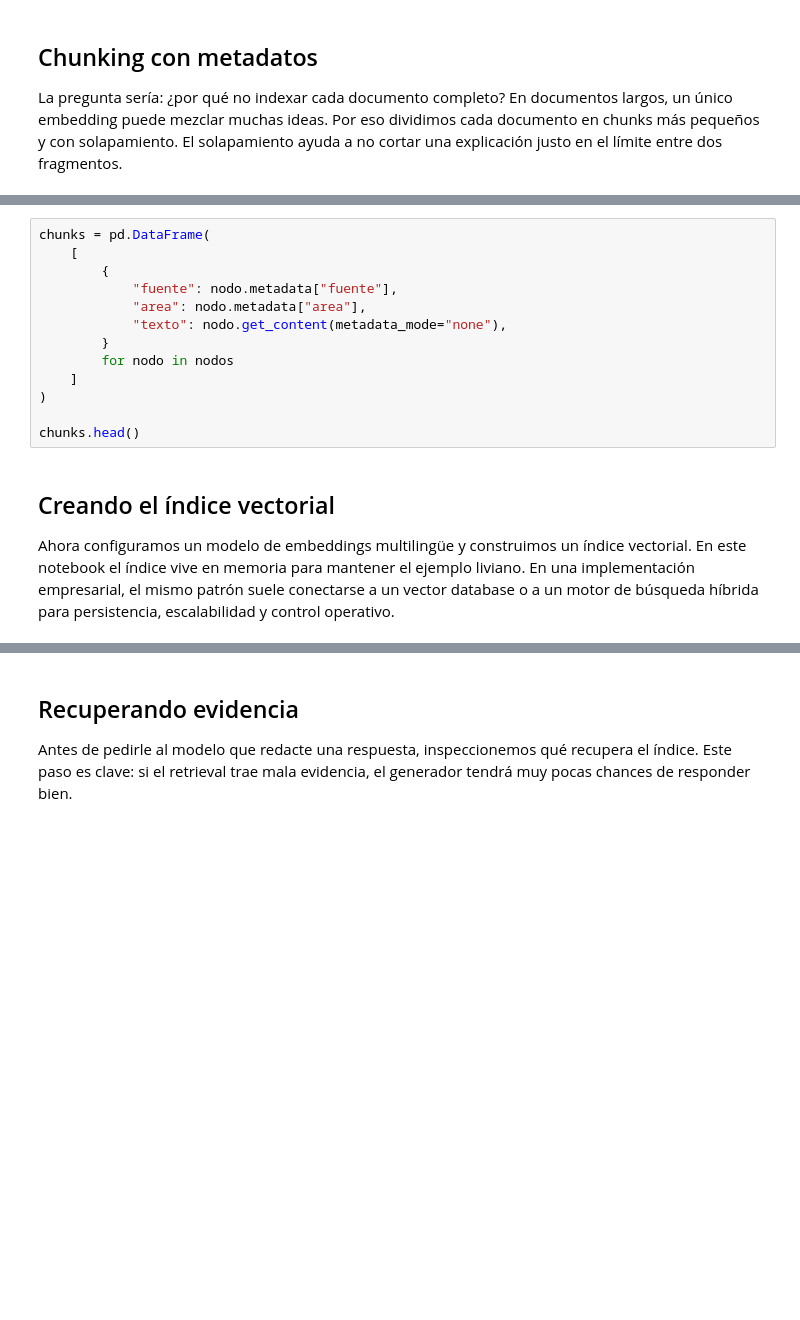
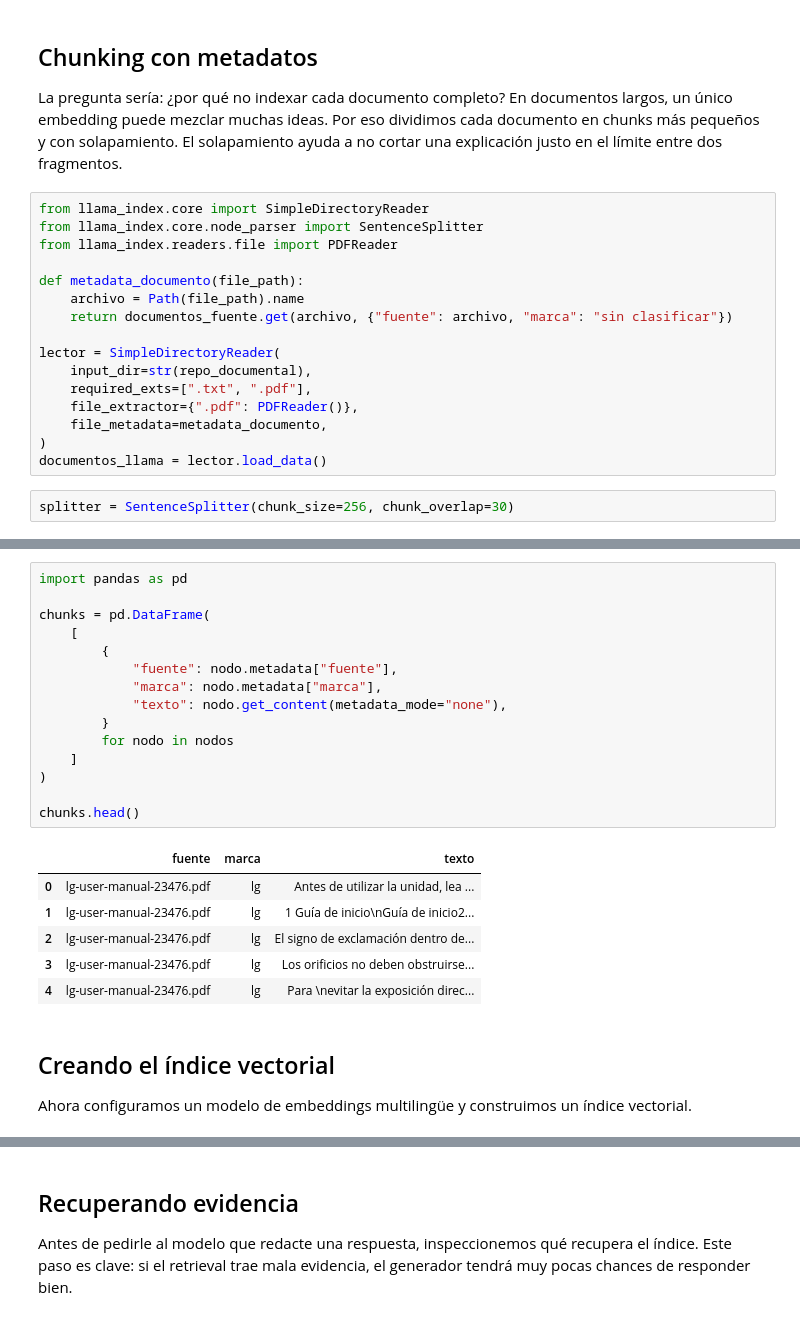
Before and after one commit to santiagxf/M72109, a Jupyter notebook: docs/document-understanding/rag-index-slm.ipynb, the cells around one changed output, grey strips where cells are left out. Saved outputs shown, nothing was run; the diff lists cells and outputs as text; blank space fills up the shorter version.

```diff
--- a/docs/document-understanding/rag-index-slm.ipynb
+++ b/docs/document-understanding/rag-index-slm.ipynb
@@ -71,4 +53,22 @@ pd.DataFrame(metadatos_por_archivo.values())[["fuente", "area", "fecha"]]
 ## Chunking con metadatos
 
 La pregunta sería: ¿por qué no indexar cada documento completo? En documentos largos, un único embedding puede mezclar muchas ideas. Por eso dividimos cada documento en chunks más pequeños y con solapamiento. El solapamiento ayuda a no cortar una explicación justo en el límite entre dos fragmentos.
+# %%
+from llama_index.core import SimpleDirectoryReader
+from llama_index.core.node_parser import SentenceSplitter
+from llama_index.readers.file import PDFReader
+
+def metadata_documento(file_path):
+    archivo = Path(file_path).name
+    return documentos_fuente.get(archivo, {"fuente": archivo, "marca": "sin clasificar"})
+
+lector = SimpleDirectoryReader(
+    input_dir=str(repo_documental),
+    required_exts=[".txt", ".pdf"],
+    file_extractor={".pdf": PDFReader()},
+    file_metadata=metadata_documento,
+)
+documentos_llama = lector.load_data()
+# %%
+splitter = SentenceSplitter(chunk_size=256, chunk_overlap=30)
 # %%
@@ -93,20 +86,29 @@ len(documentos_llama), len(nodos)
 # %%
+import pandas as pd
+
 chunks = pd.DataFrame(
     [
         {
             "fuente": nodo.metadata["fuente"],
-            "area": nodo.metadata["area"],
+            "marca": nodo.metadata["marca"],
             "texto": nodo.get_content(metadata_mode="none"),
         }
         for nodo in nodos
     ]
 )
 
 chunks.head()
+# %% [output]
+|  | fuente | marca | texto |
+| 0 | lg-user-manual-23476.pdf | lg | Antes de utilizar la unidad, lea ... |
+| 1 | lg-user-manual-23476.pdf | lg | 1 Guía de inicio\nGuía de inicio2... |
+| 2 | lg-user-manual-23476.pdf | lg | El signo de exclamación dentro de... |
+| 3 | lg-user-manual-23476.pdf | lg | Los orificios no deben obstruirse... |
+| 4 | lg-user-manual-23476.pdf | lg | Para \nevitar la exposición direc... |
 # %% [markdown]
 ## Creando el índice vectorial
 
-Ahora configuramos un modelo de embeddings multilingüe y construimos un índice vectorial. En este notebook el índice vive en memoria para mantener el ejemplo liviano. En una implementación empresarial, el mismo patrón suele conectarse a un vector database o a un motor de búsqueda híbrida para persistencia, escalabilidad y control operativo.
+Ahora configuramos un modelo de embeddings multilingüe y construimos un índice vectorial.
 # %%
 from llama_index.core import Settings, VectorStoreIndex
 from llama_index.embeddings.huggingface import HuggingFaceEmbedding
```
Also changed, not shown: parts of 29 cells of this notebook.
